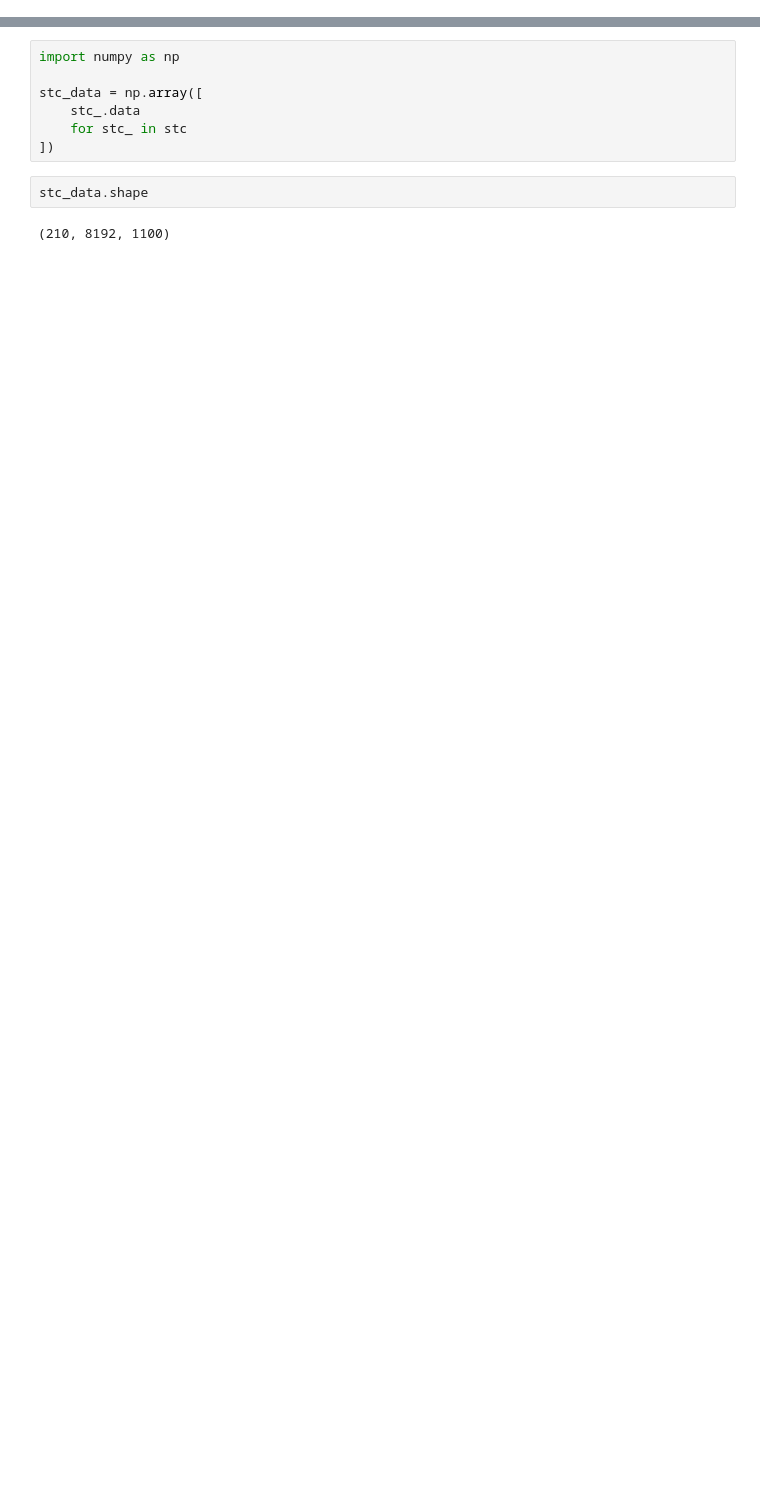
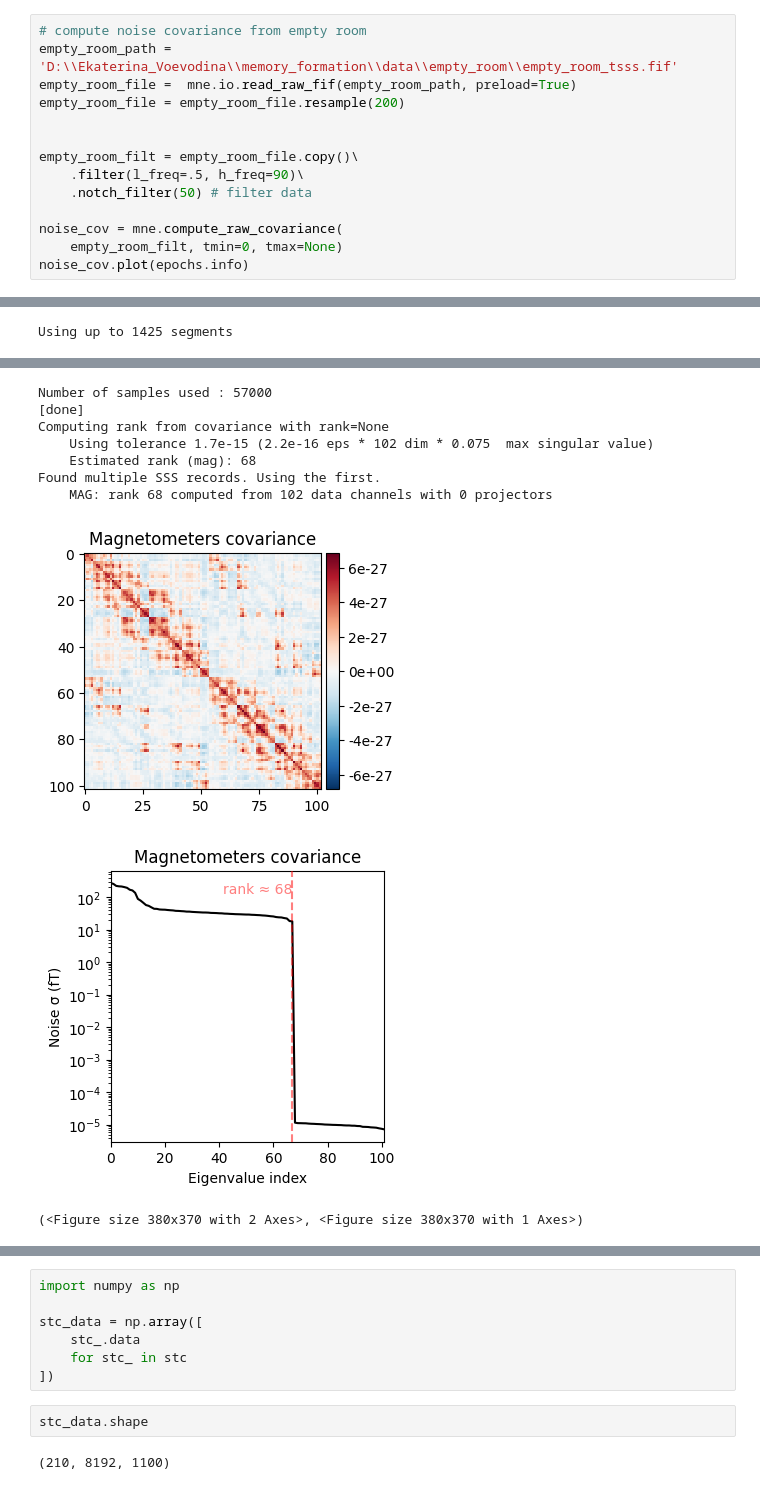
Before and after one commit to bonokat/memory_formation, a Jupyter notebook: dirty_field/src_rec.ipynb, the cells around one changed output, grey strips where cells are left out. Cells and saved outputs as stored; diff of their text form; blank space fills up the shorter version.

```diff
--- a/dirty_field/src_rec.ipynb
+++ b/dirty_field/src_rec.ipynb
@@ -517,0 +354,15 @@ np.min(stc[0].data)
+# %%
+# compute noise covariance from empty room
+empty_room_path = 'D:\\Ekaterina_Voevodina\\memory_formation\\data\\empty_room\\empty_room_tsss.fif'
+empty_room_file =  mne.io.read_raw_fif(empty_room_path, preload=True)
+empty_room_file = empty_room_file.resample(200)
+
+
+empty_room_filt = empty_room_file.copy()\
+    .filter(l_freq=.5, h_freq=90)\
+    .notch_filter(50) # filter data
+
+noise_cov = mne.compute_raw_covariance(
+    empty_room_filt, tmin=0, tmax=None)
+noise_cov.plot(epochs.info)
+# %% [output]
@@ -517,0 +410 @@ np.min(stc[0].data)
+Using up to 1425 segments
@@ -517,0 +412,10 @@ np.min(stc[0].data)
+Number of samples used : 57000
+[done]
+Computing rank from covariance with rank=None
+    Using tolerance 1.7e-15 (2.2e-16 eps * 102 dim * 0.075  max singular value)
+    Estimated rank (mag): 68
+Found multiple SSS records. Using the first.
+    MAG: rank 68 computed from 102 data channels with 0 projectors
+[figure, added]
+[figure, added]
+(<Figure size 380x370 with 2 Axes>, <Figure size 380x370 with 1 Axes>)
```
Also changed, not shown: parts of 75 cells of this notebook.
